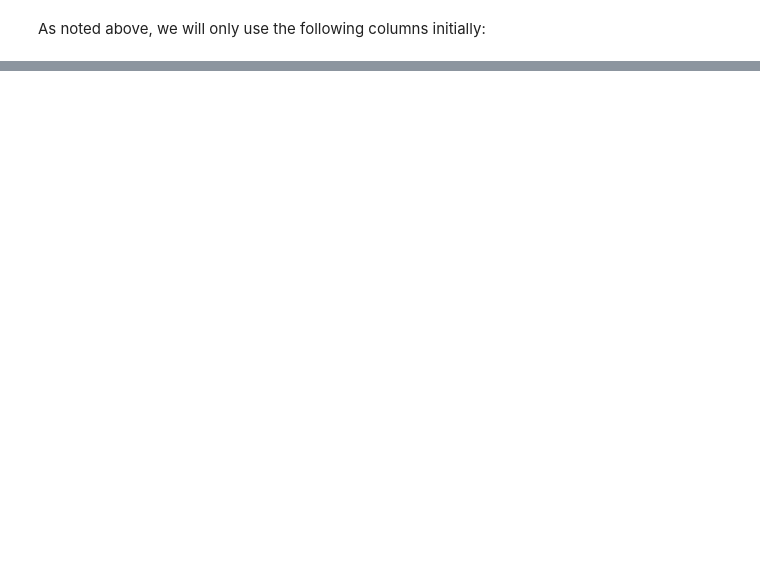
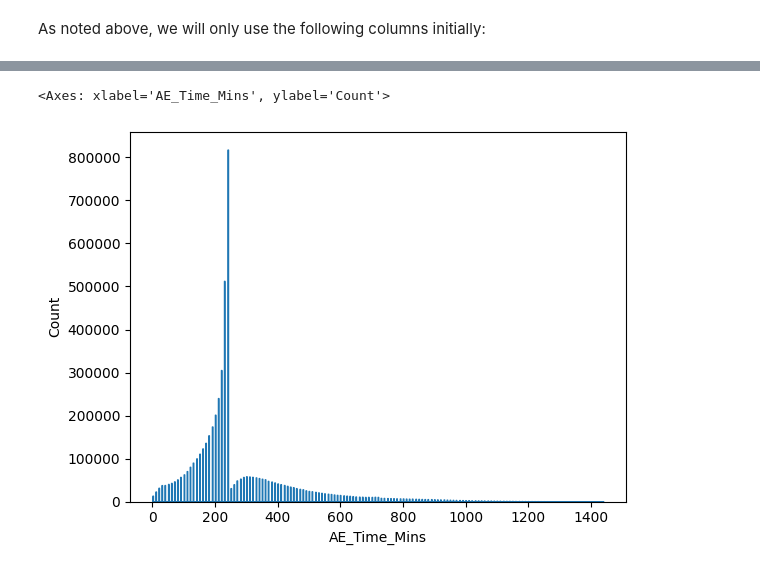
Before and after one commit to zmek/synthetic-clinical-notes, a Jupyter notebook: notebooks/experiment-1.ipynb, the cells around one changed output, grey strips where cells are left out. Saved outputs shown, nothing was run; the diff lists cells and outputs as text; code cells hidden in the pictures; blank space fills up the shorter version.

Commit message:
explore data from NHSE

```diff
--- a/notebooks/experiment-1.ipynb
+++ b/notebooks/experiment-1.ipynb
@@ -89,0 +102,15 @@ ed[['Age_Band', 'AE_Arrive_HourOfDay', 'AE_Time_Mins', 'Admitted_Flag', 'Length_
+# %%
+from matplotlib.ticker import FuncFormatter
+
+# Set 'Age_Band' as ordered categorical data
+ed['Age_Band'] = pd.Categorical(ed['Age_Band'], categories=['1-17', '18-24', '25-44', '45-64', '65-84', '85+'], ordered=True)
+
+# Plot count of each age band
+sns.countplot(x='Age_Band', data=ed, order=['1-17', '18-24', '25-44', '45-64', '65-84', '85+'])
+
+# Format y-axis labels as plain numbers
+plt.ticklabel_format(style='plain', axis='y')
+
+# Add comma separator for y-axis labels
+ax = plt.gca()
+ax.get_yaxis().set_major_formatter(FuncFormatter(lambda x, p: format(int(x), ',')))
@@ -89,0 +123,5 @@ ed[['Age_Band', 'AE_Arrive_HourOfDay', 'AE_Time_Mins', 'Admitted_Flag', 'Length_
+# %%
+sns.histplot(ed['AE_Time_Mins'], element='step')
+# %% [output]
+<Axes: xlabel='AE_Time_Mins', ylabel='Count'>
+[figure, added]
```
Also changed, not shown: parts of 13 cells of this notebook, 1 other file.
